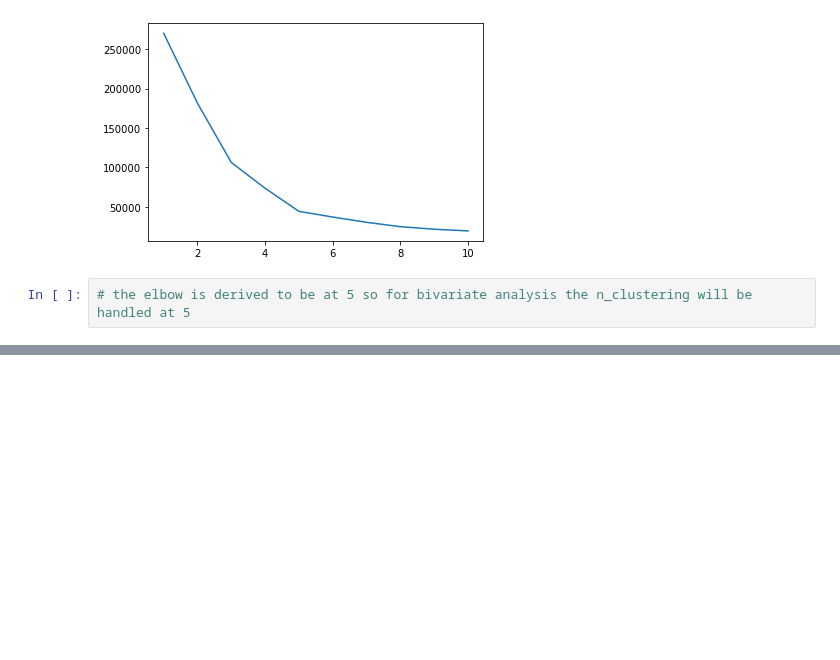
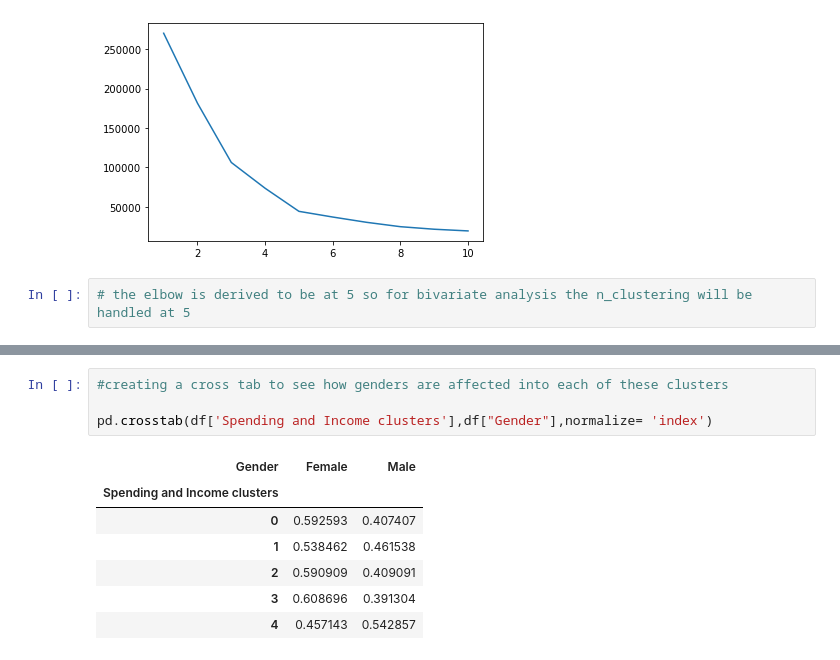
Before and after one commit to drigger091/Customer_segmentation-with-python, a Jupyter notebook: main.ipynb, the cells around one changed output, grey strips where cells are left out. Drawn from its saved outputs; the diff is of its cells as text; blank space fills up the shorter version.

```diff
--- a/main.ipynb
+++ b/main.ipynb
@@ -317,0 +331,12 @@ sns.scatterplot(data= df,x= 'Annual Income (k$)',y ='Spending Score (1-100)',hue
+# %%
+#creating a cross tab to see how genders are affected into each of these clusters
+
+pd.crosstab(df['Spending and Income clusters'],df["Gender"],normalize= 'index')
+# %% [output]
+| Gender | Female | Male |
+| Spending and Income clusters |  |  |
+| 0 | 0.592593 | 0.407407 |
+| 1 | 0.538462 | 0.461538 |
+| 2 | 0.590909 | 0.409091 |
+| 3 | 0.608696 | 0.391304 |
+| 4 | 0.457143 | 0.542857 |
```
Also changed, not shown: parts of 7 cells of this notebook.
